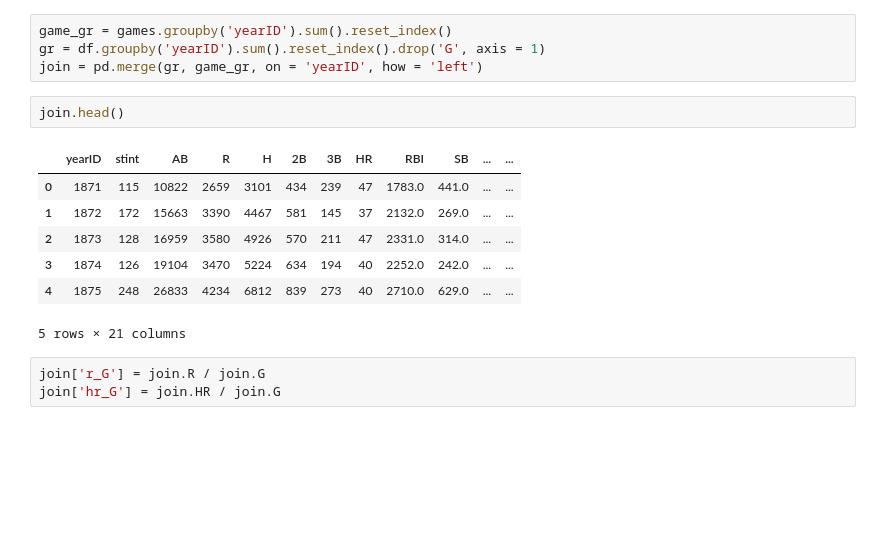
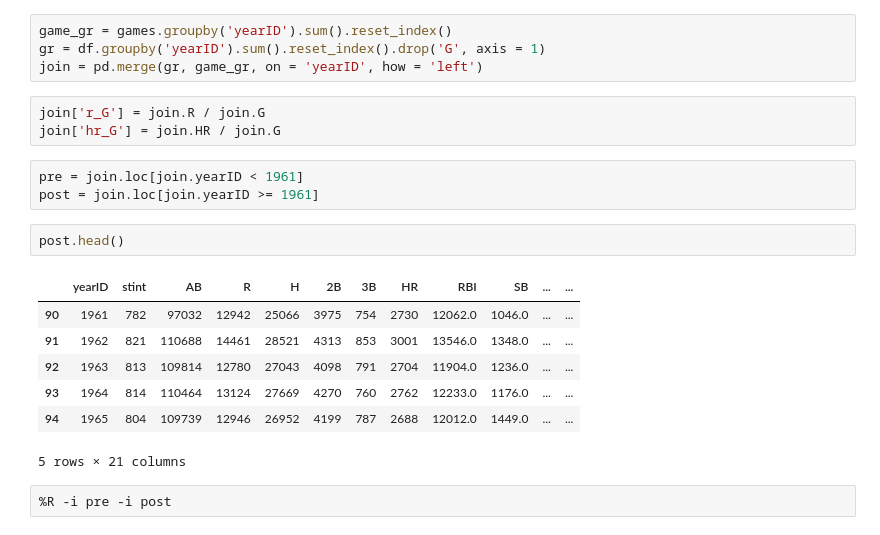
Before and after one commit to alan-flint/MLB-Visualization, a Jupyter notebook: code/baseball_eras.ipynb, the cells around one changed output. Saved outputs shown, nothing was run; the diff lists cells and outputs as text; blank space fills up the shorter version.

```diff
--- a/code/baseball_eras.ipynb
+++ b/code/baseball_eras.ipynb
@@ -23,16 +26,21 @@ games = games[['yearID', 'teamID', 'G']]
 game_gr = games.groupby('yearID').sum().reset_index()
 gr = df.groupby('yearID').sum().reset_index().drop('G', axis = 1)
 join = pd.merge(gr, game_gr, on = 'yearID', how = 'left')
-# %%
-join.head()
-# %% [output]
-|  | yearID | stint | AB | R | H | 2B | 3B | HR | RBI | SB | ... | ... |
-| 0 | 1871 | 115 | 10822 | 2659 | 3101 | 434 | 239 | 47 | 1783.0 | 441.0 | ... | ... |
-| 1 | 1872 | 172 | 15663 | 3390 | 4467 | 581 | 145 | 37 | 2132.0 | 269.0 | ... | ... |
-| 2 | 1873 | 128 | 16959 | 3580 | 4926 | 570 | 211 | 47 | 2331.0 | 314.0 | ... | ... |
-| 3 | 1874 | 126 | 19104 | 3470 | 5224 | 634 | 194 | 40 | 2252.0 | 242.0 | ... | ... |
-| 4 | 1875 | 248 | 26833 | 4234 | 6812 | 839 | 273 | 40 | 2710.0 | 629.0 | ... | ... |
-5 rows × 21 columns
 # %%
 join['r_G'] = join.R / join.G
 join['hr_G'] = join.HR / join.G
+# %%
+pre = join.loc[join.yearID < 1961]
+post = join.loc[join.yearID >= 1961]
+# %%
+post.head()
+# %% [output]
+|  | yearID | stint | AB | R | H | 2B | 3B | HR | RBI | SB | ... | ... |
+| 90 | 1961 | 782 | 97032 | 12942 | 25066 | 3975 | 754 | 2730 | 12062.0 | 1046.0 | ... | ... |
+| 91 | 1962 | 821 | 110688 | 14461 | 28521 | 4313 | 853 | 3001 | 13546.0 | 1348.0 | ... | ... |
+| 92 | 1963 | 813 | 109814 | 12780 | 27043 | 4098 | 791 | 2704 | 11904.0 | 1236.0 | ... | ... |
+| 93 | 1964 | 814 | 110464 | 13124 | 27669 | 4270 | 760 | 2762 | 12233.0 | 1176.0 | ... | ... |
+| 94 | 1965 | 804 | 109739 | 12946 | 26952 | 4199 | 787 | 2688 | 12012.0 | 1449.0 | ... | ... |
+5 rows × 21 columns
+# %%
+%R -i pre -i post
```
Also changed, not shown: parts of 9 cells of this notebook, 3 other files.
